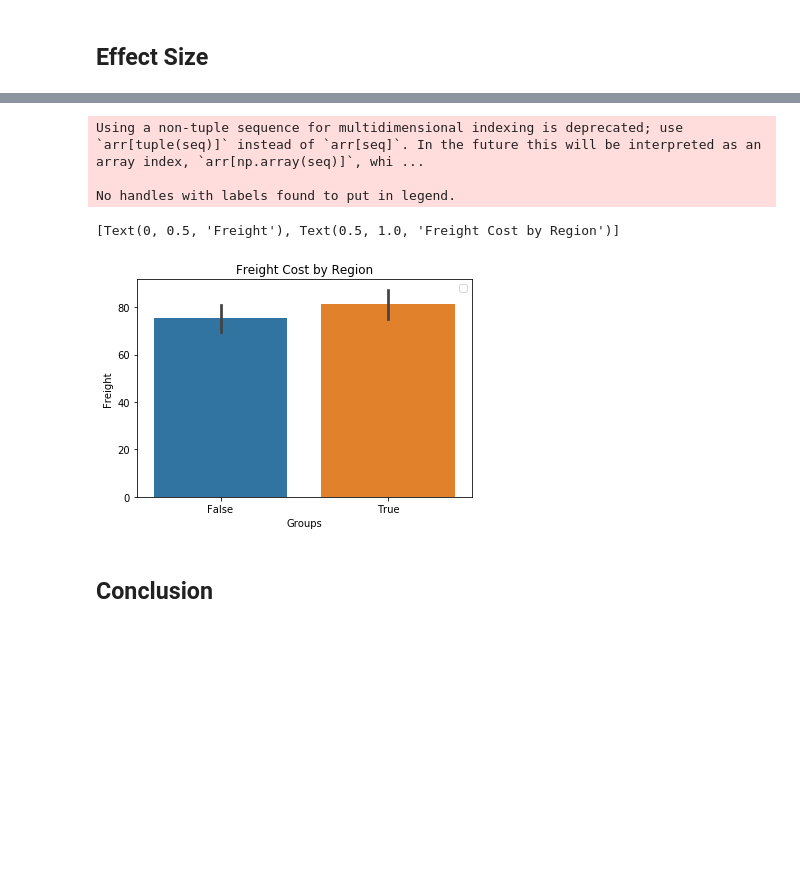
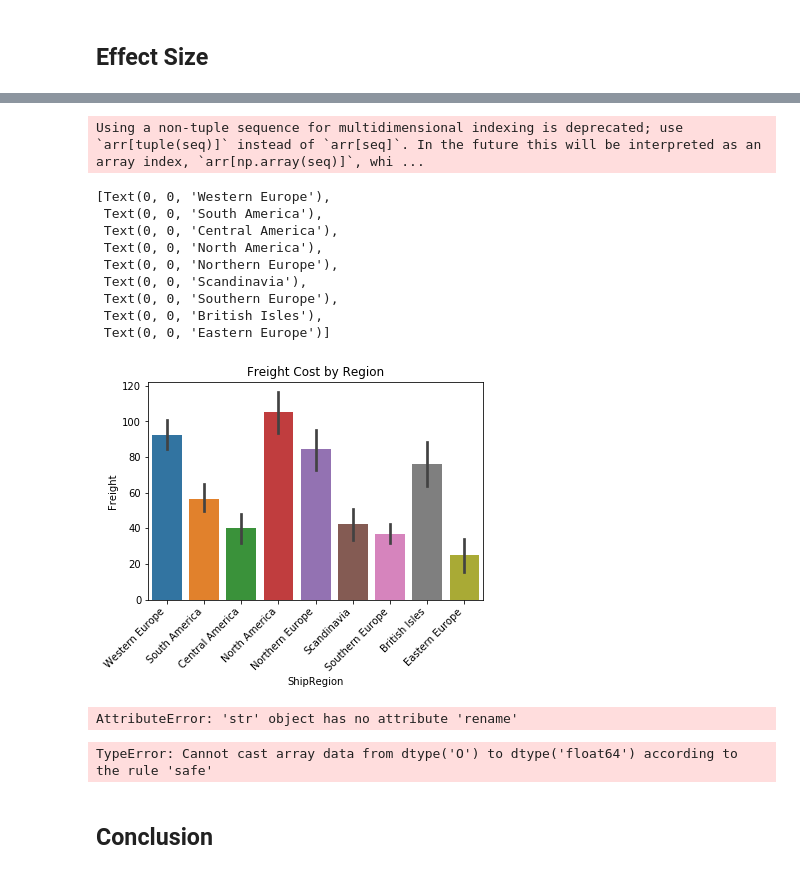
Before and after one commit to jdsmithwes/hypothesis_testing_workflow_python, a Jupyter notebook: student.ipynb, the cells around one changed output, grey strips where cells are left out. Saved outputs shown, nothing was run; the diff lists cells and outputs as text; code cells hidden in the pictures; blank space fills up the shorter version.

```diff
--- a/student.ipynb
+++ b/student.ipynb
@@ -642,11 +667,18 @@ Cohen_d(*data)
 # %%
-sns.barplot(data= df,x='Groups', y='Freight',ci=68)
+sns.barplot(data= df,x='ShipRegion', y='Freight',ci=68)
 ax = plt.gca()
-ax.legend()
+#ax.legend()
 ax.set(title = 'Freight Cost by Region',ylabel='Freight')
+ax.set_xticklabels(ax.get_xticklabels(),rotation = 45,ha = 'right')
 # %% [output]
 Using a non-tuple sequence for multidimensional indexing is deprecated; use `arr[tuple(seq)]` instead of `arr[seq]`. In the future this will be interpreted as an array index, `arr[np.array(seq)]`, whi ...
-
-No handles with labels found to put in legend.
-[Text(0, 0.5, 'Freight'), Text(0.5, 1.0, 'Freight Cost by Region')]
+[Text(0, 0, 'Western Europe'),
+ Text(0, 0, 'South America'),
+ Text(0, 0, 'Central America'),
+ Text(0, 0, 'North America'),
+ Text(0, 0, 'Northern Europe'),
+ Text(0, 0, 'Scandinavia'),
+ Text(0, 0, 'Southern Europe'),
+ Text(0, 0, 'British Isles'),
+ Text(0, 0, 'Eastern Europe')]
-[figure, old version]
+[figure, new version]
@@ -653,3 +708,13 @@ No handles with labels found to put in legend.
+# %%
+prep_data_for_tukeys(df['ShipRegion'])
+# %% [output]
+AttributeError: 'str' object has no attribute 'rename'
+# %%
+from statsmodels.stats.multicomp import pairwise_tukeyhsd
+model = pairwise_tukeyhsd(df['ShipRegion'],df['Freight'])
+model.summary()
+# %% [output]
+TypeError: Cannot cast array data from dtype('O') to dtype('float64') according to the rule 'safe'
 # %% [markdown]
 ## Conclusion
 # %% [markdown]
```
Also changed, not shown: parts of 33 cells of this notebook.
